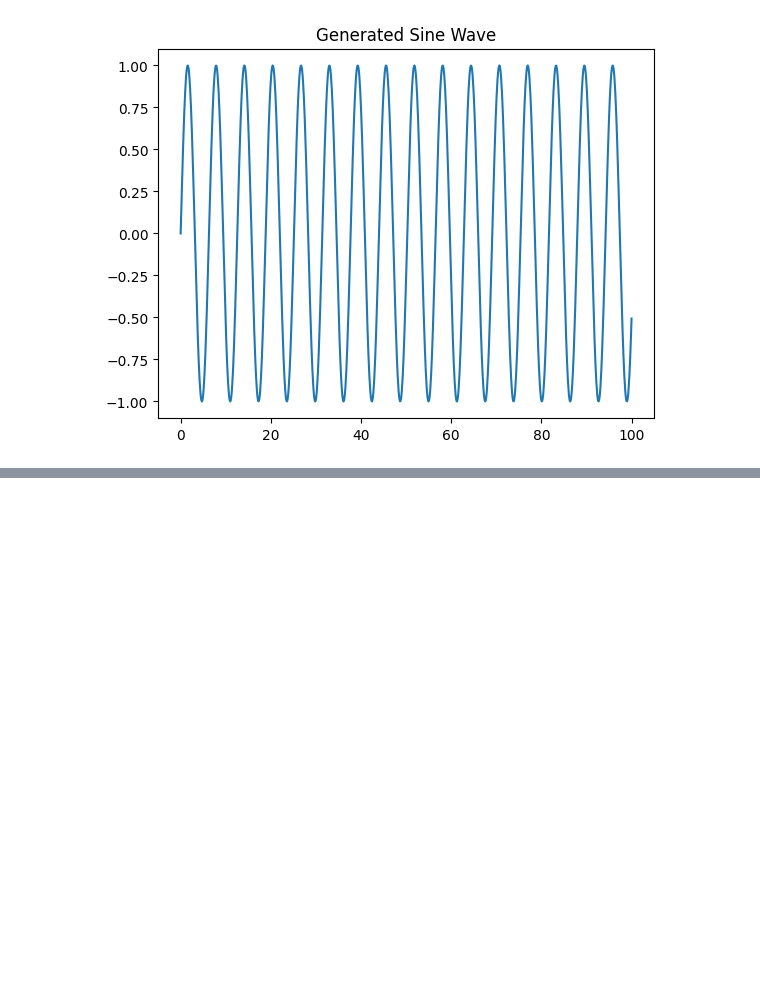
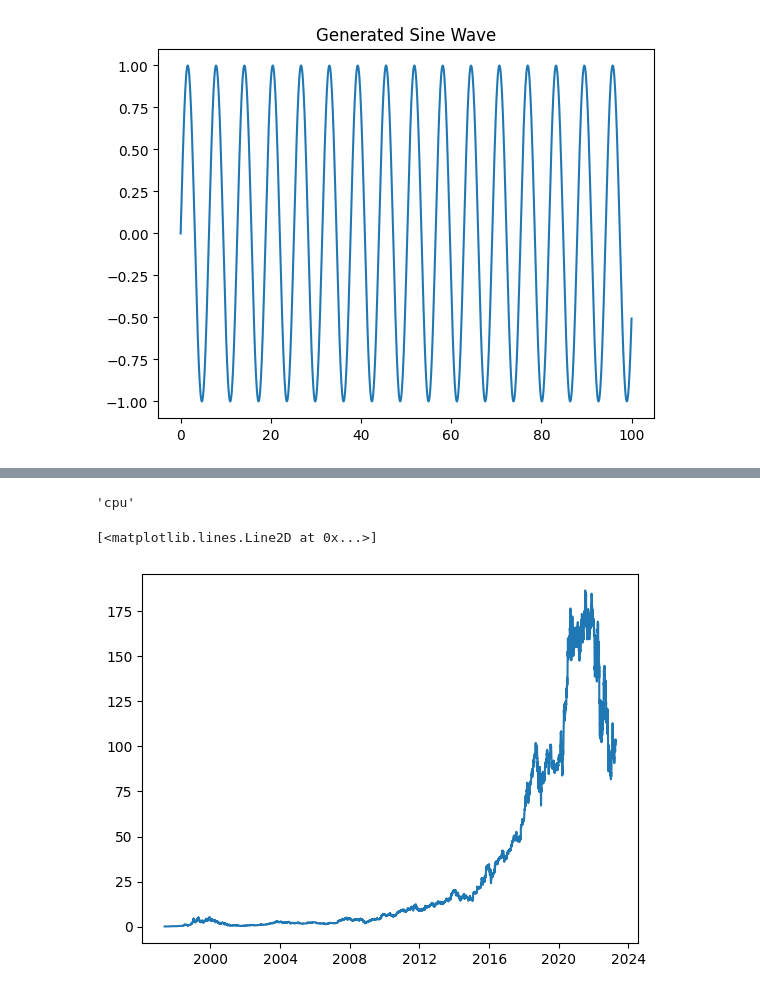
Before and after one commit to Arpit1118/Pytorch, a Jupyter notebook: LSTM.ipynb, the cells around one changed output, grey strips where cells are left out. Drawn from its saved outputs; the diff is of its cells as text; code cells hidden in the pictures; blank space fills up the shorter version.

```diff
--- a/LSTM.ipynb
+++ b/LSTM.ipynb
@@ -121,0 +130,3 @@ plt.show()
+# %%
+data = pd.read_csv('/content/AMZN.csv')
+data.head()
@@ -121,0 +140,3 @@ plt.show()
+# %%
+data = data[['Date','Close']]
+data
@@ -121,0 +157,12 @@ plt.show()
+# %%
+device = 'cuda:0' if torch.cuda.is_available() else 'cpu'
+device
+# %% [output]
+'cpu'
+# %%
+data['Date'] = pd.to_datetime(data['Date'])
+
+plt.plot(data['Date'], data['Close'])
+# %% [output]
+[<matplotlib.lines.Line2D at 0x...>]
+[figure, added]
```
Also changed, not shown: parts of 30 cells of this notebook.
